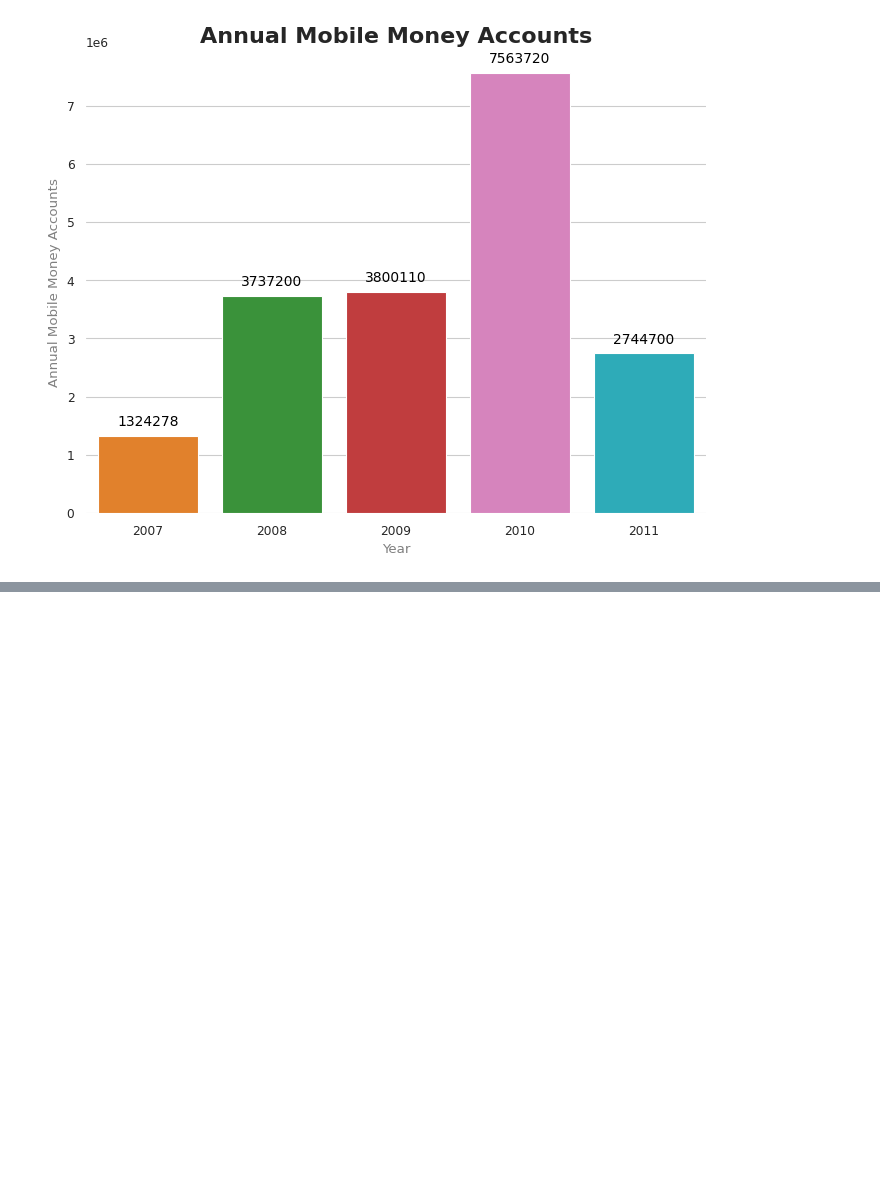
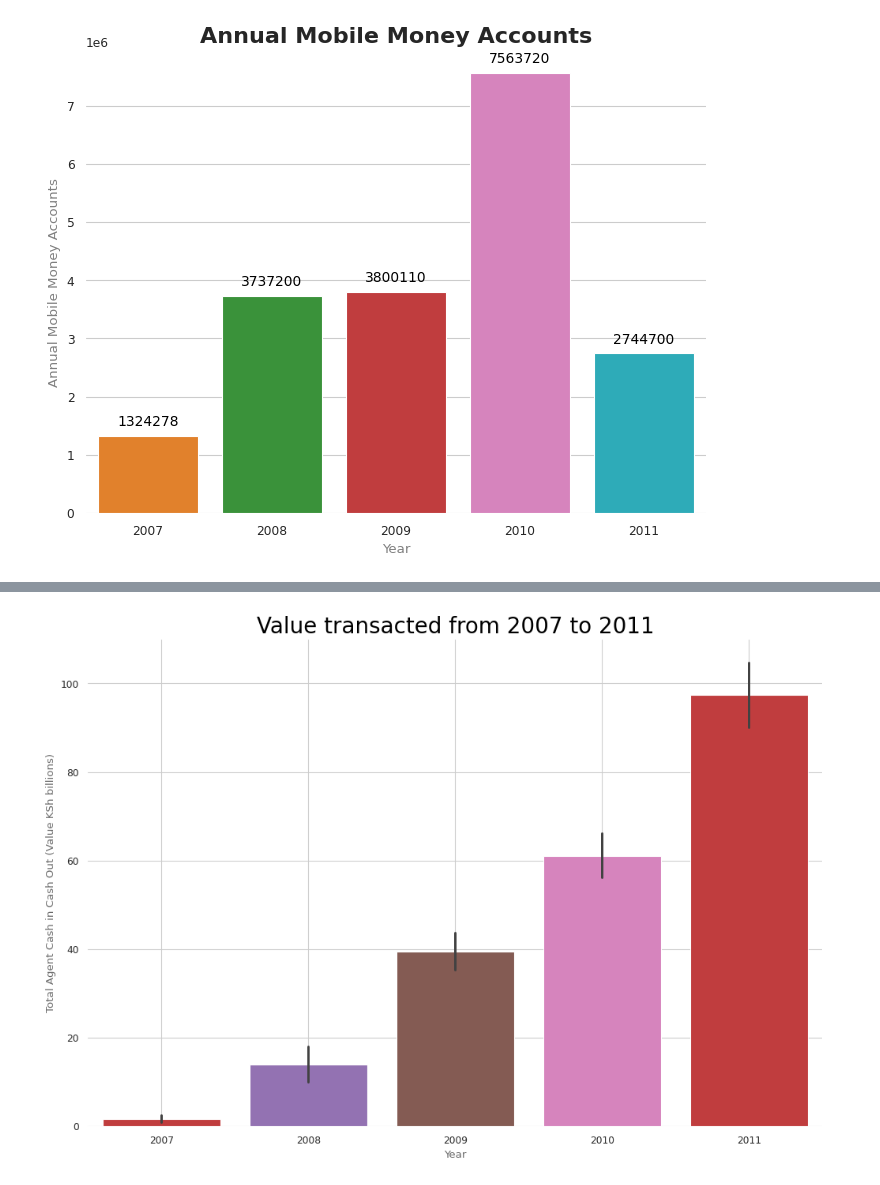
Before and after one commit to Murega14/Value-of-Transactions, a Jupyter notebook: transactions.ipynb, the cells around one changed output, grey strips where cells are left out. Saved outputs shown, nothing was run; the diff lists cells and outputs as text; code cells hidden in the pictures; blank space fills up the shorter version.

```diff
--- a/transactions.ipynb
+++ b/transactions.ipynb
@@ -407,0 +362,46 @@ fig.show()
+# %%
+#visualizing the value of transactions from 2007 to 2011
+import matplotlib.pyplot as plt
+
+period_one['Year'] = period_one['Year'].astype(int)
+muted_color = 'dimgray'
+
+#setting the figure size
+plt.figure(figsize=(12,8))
+
+#defining the colors
+colors = ['#d62728', '#9467bd', '#8c564b', '#e377c2']
+
+ax = sns.barplot(x='Year', y='Total Agent Cash in Cash Out (Value KSh billions)',
+                data=period_one, palette=colors,
+                edgecolor=None)
+
+#for bar in ax.patches:
+ #   ax.annotate(format(bar.get_height(), '.0f'),
+  #              (bar.get_x() + bar.get_width() / 2,
+   #              bar.get_height()), ha='center',
+    #            va='center', fontsize=12, color='black',
+     #           xytext=(0, 10), textcoords='offset points')
+
+#muting the label color
+ax.set_xlabel('Year', color=muted_color)
+ax.set_ylabel('Total Agent Cash in Cash Out (Value KSh billions)', color=muted_color)
+
+#setting the title
+plt.title('Value transacted from 2007 to 2011', color='black', fontsize=20)
+
+sns.despine(left=True, right=True, bottom=True)
+#sns.set_style('whitegrid')
+#sns.set_context('paper', font_scale=1.5)
+
+
+ax.spines['top'].set_visible(False)
+ax.spines['right'].set_visible(False)
+ax.spines['bottom'].set_visible(False)
+ax.spines['left'].set_visible(False)
+
+plt.grid(True)
+
+plt.show()
+# %% [output]
+[figure, added]
```
Also changed, not shown: parts of 6 cells of this notebook, 1 other file.
